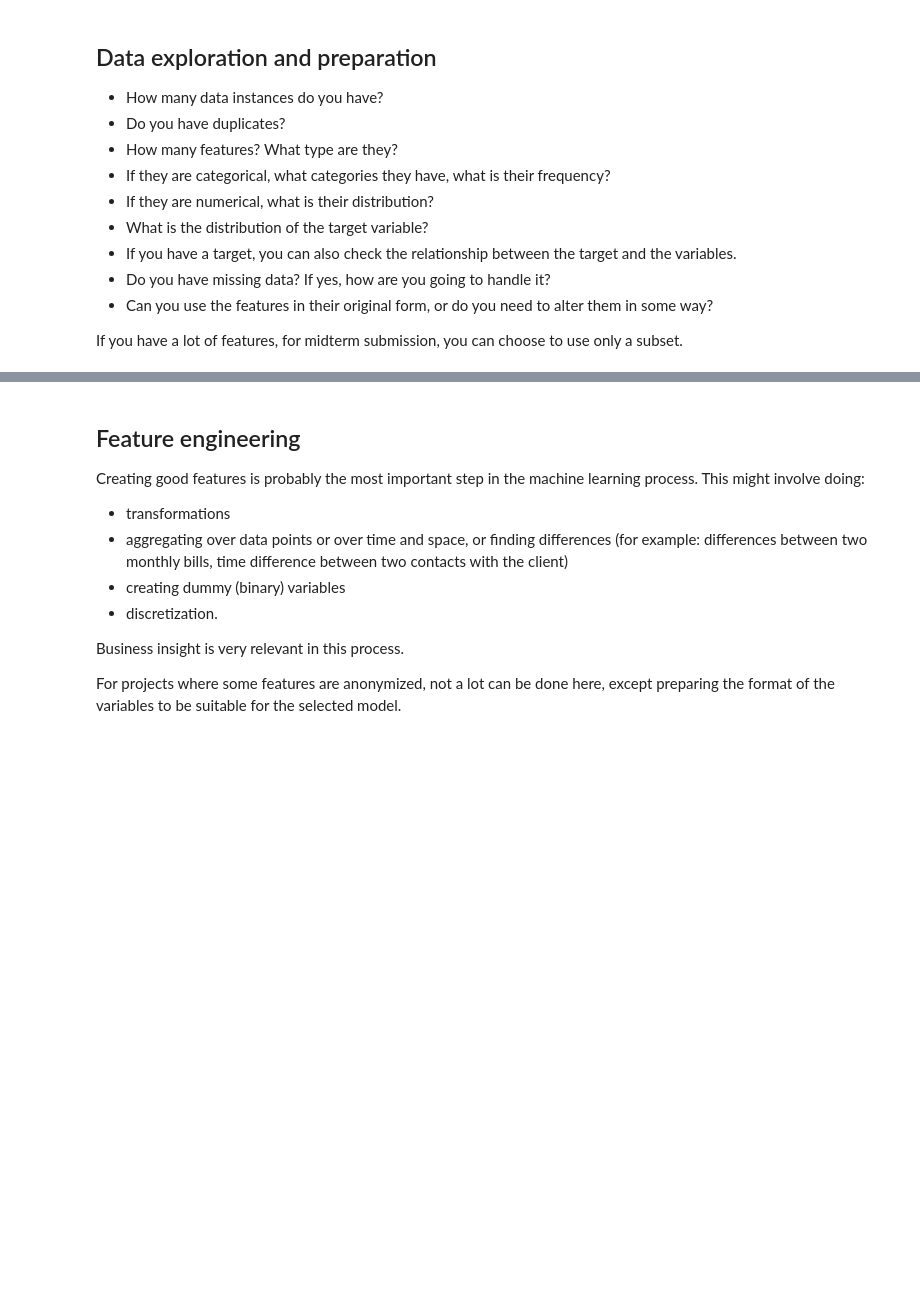
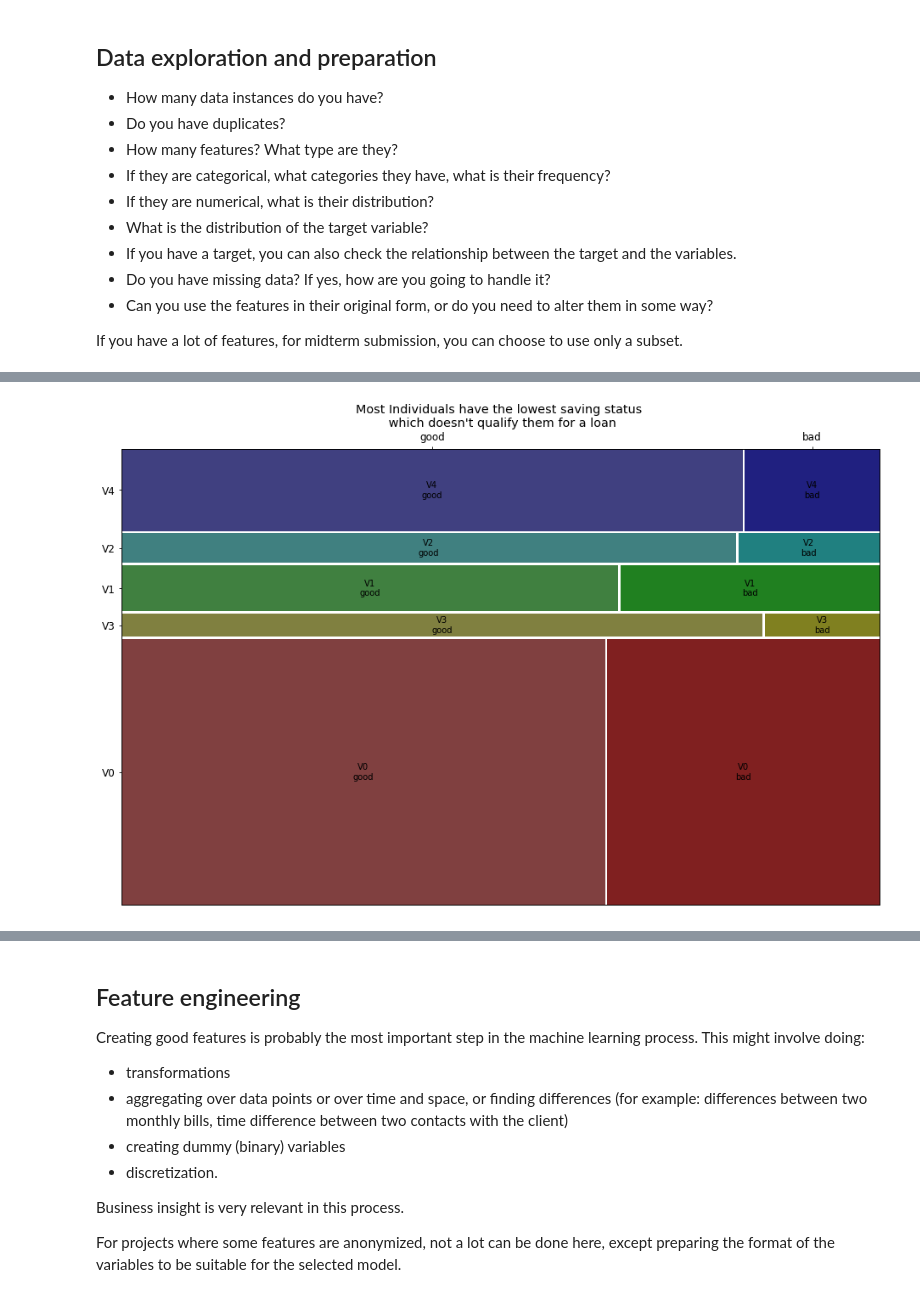
Before and after one commit to RAULMORENO25/ML-Project, a Jupyter notebook: Project_template.ipynb, the cells around one changed output, grey strips where cells are left out. Cells and saved outputs as stored; diff of their text form; code cells hidden in the pictures; blank space fills up the shorter version.

```diff
--- a/Project_template.ipynb
+++ b/Project_template.ipynb
@@ -36,3 +48,6 @@ If applicable, what is your target?
 - Can you use the features in their original form, or do you need to alter them in some way?
 
 If you have a lot of features, for midterm submission, you can choose to use only a subset.
+# %%
+df = pd.read_csv(r'bank_loans_100k.csv')
+df.head(5)
@@ -38,0 +157,10 @@ If you have a lot of features, for midterm submission, you can choose to use onl
+# %%
+# importing a mosaic library from stats models
+from statsmodels.graphics.mosaicplot import mosaic
+fig, ax = plt.subplots(figsize=(16,16*0.618))
+plt.rcParams["font.size"] = 12
+plt.rcParams["text.color"] = "k"
+mosaic(df, ['savings_status', 'class'], horizontal=False, ax=ax)
+plt.title("Most Individuals have the lowest saving status \n which doesn't qualify them for a loan", {"color":"k"});
+# %% [output]
+[figure, added]
```
Also changed, not shown: parts of 15 cells of this notebook, 1 other file.
